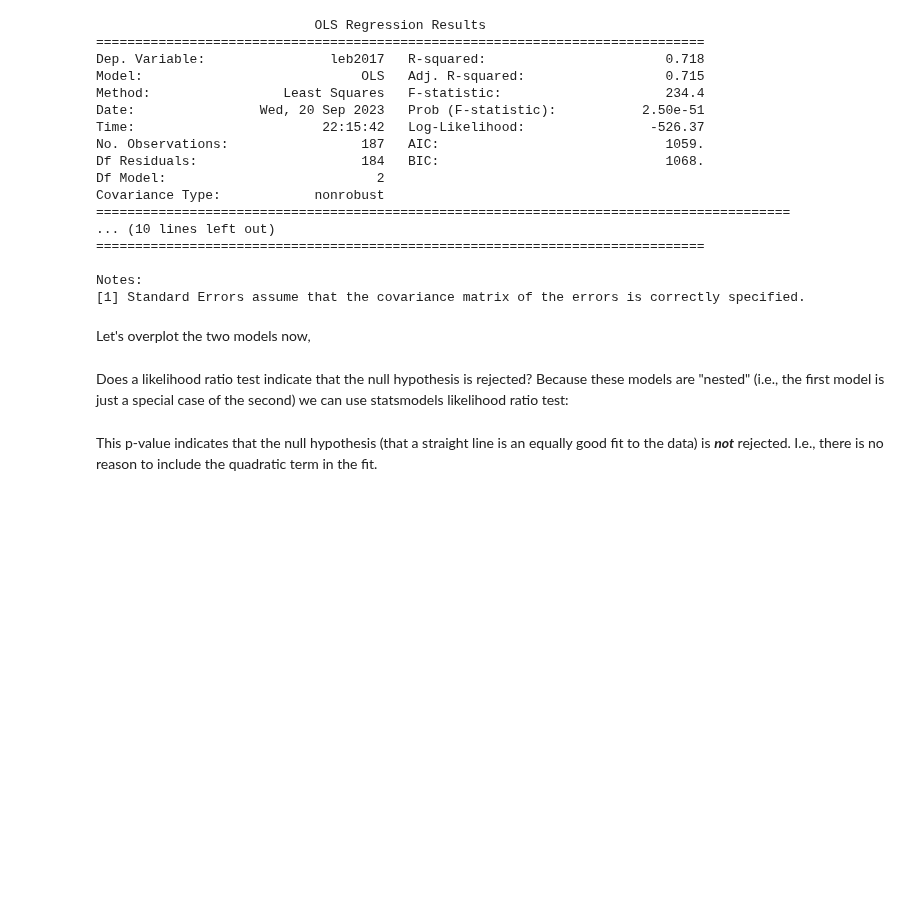
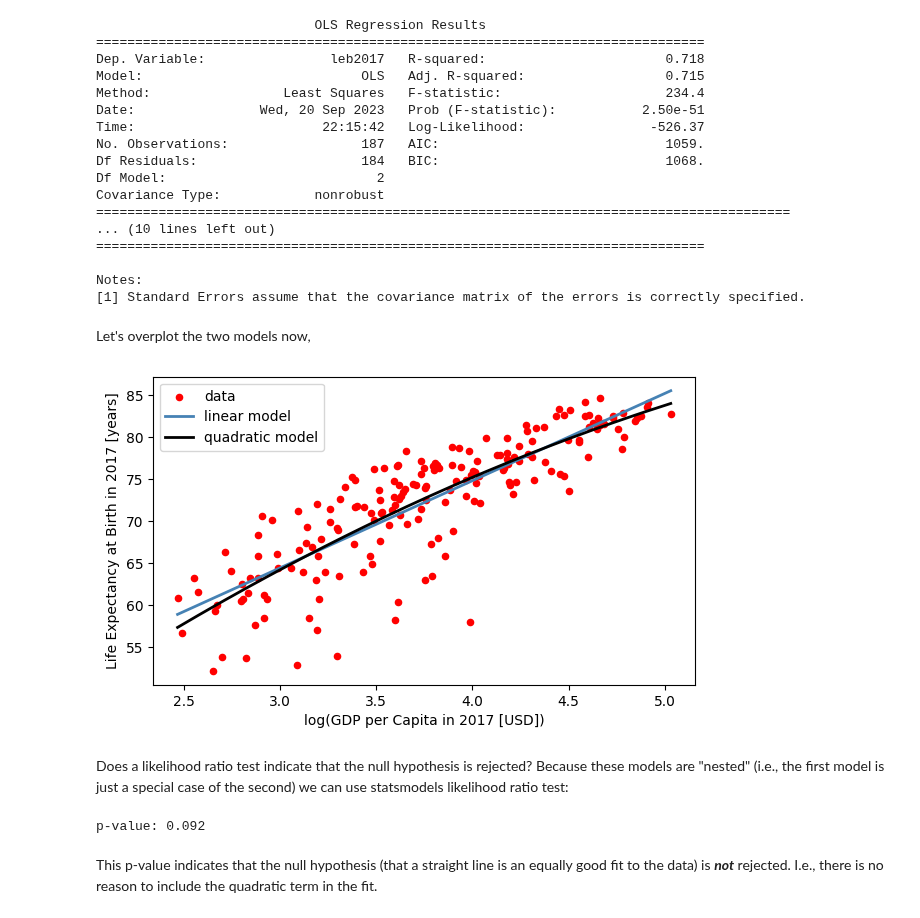
Before and after one commit to ReidelVichot/DSTEP23, a Jupyter notebook: week_3/dstep23_world_bank_example.ipynb, the cells around one changed output. Cells and saved outputs as stored; diff of their text form; code cells hidden in the pictures; blank space fills up the shorter version.

```diff
--- a/week_3/dstep23_world_bank_example.ipynb
+++ b/week_3/dstep23_world_bank_example.ipynb
@@ -222,25 +222,29 @@ Let's overplot the two models now,
 # %%
 # -- make a scatter plot of Life Expectancy at Birth in 2017 versus the log of
 #    GDP per Capita (in USD) in 2017 and overlay an OLS fit
 
 # -- predict the GDP per capita with the new model
-pred2 =
+pred2 = result2.predict(wb)
 
 # -- make the plot
 fig, ax = plt.subplots(figsize=(7, 4))
 wb.plot.scatter("log10gpc", "leb2017", color="red", ax=ax, label="data")
 ax.plot(wb["log10gpc"], pred, color="steelblue", lw=2, label="linear model")
 ax.plot(wb["log10gpc"], pred2, color="black", lw=2, label="quadratic model")
 ax.set_xlabel("log(GDP per Capita in 2017 [USD])")
 ax.set_ylabel("Life Expectancy at Birth in 2017 [years]")
 ax.legend()
 fig.show()
+# %% [output]
+[figure, added]
 # %% [markdown]
 Does a likelihood ratio test indicate that the null hypothesis is rejected?  Because these models are "nested" (i.e., the first model is just a special case of the second) we can use statsmodels likelihood ratio test:
 # %%
 # -- likelihood ratio test
-lr, pval, ddof =
+lr, pval, ddof = result2.compare_lr_test(result)
 print("p-value: {0}".format(round(pval, 3)))
+# %% [output]
+p-value: 0.092
 # %% [markdown]
 This p-value indicates that the null hypothesis (that a straight line is an equally good fit to the data) is **<i>not</i>** rejected.  I.e., there is no reason to include the quadratic term in the fit.
 # %% [markdown]
```
